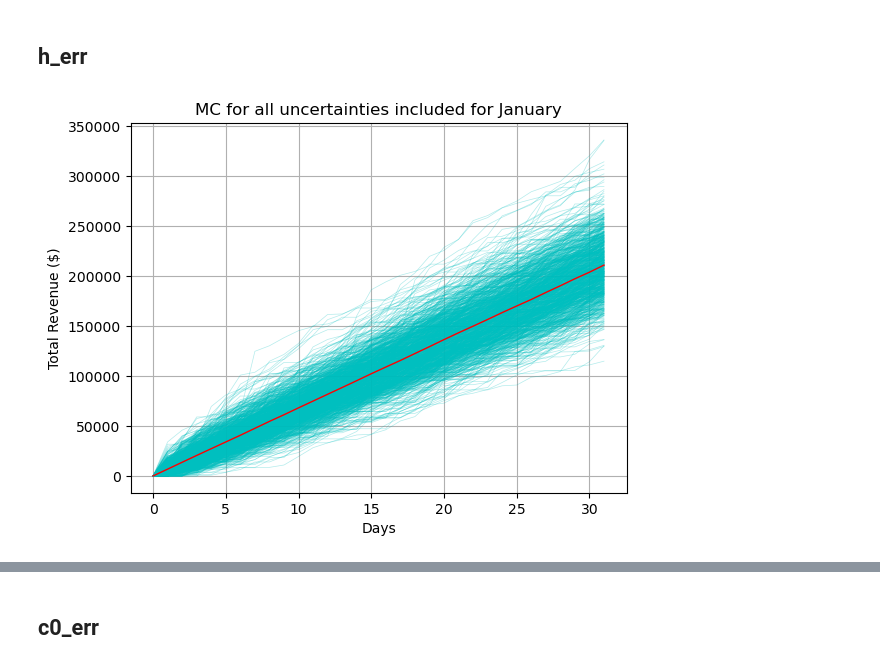
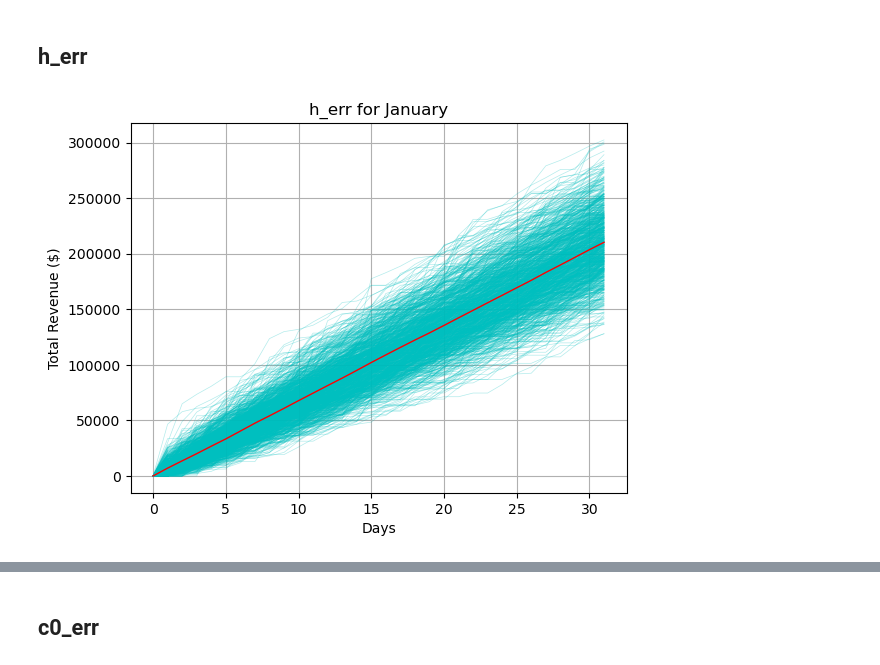
Before and after one commit to eric-y33/Math360-MAGC2, a Jupyter notebook: Phil.ipynb, the cells around one changed output, grey strips where cells are left out. Cells and saved outputs as stored; diff of their text form; code cells hidden in the pictures.

```diff
--- a/Phil.ipynb
+++ b/Phil.ipynb
@@ -1028,0 +1225,37 @@ plt.show()
+# %%
+N = 1000
+month = 6
+days = np.linspace(0, 31, 32)
+net_rev_mc = []
+
+for i in range(N):
+    total = 0
+    net_rev = [0]
+    for day in days[1:]:
+        day = int(day)
+        a = ac
+        b = bc
+        c = cc
+        t0 = tm
+        p0 = pm + np.random.normal(loc=0.0, scale=p0_err, size=1)
+        h0 = hm
+        c0 = cm
+
+        T_hat = listOfMonthPDFs[month].month_pdf_T.resample(1).item()
+        P_hat = listOfMonthPDFs[month].month_pdf_P.resample(1).item()
+        H_hat = listOfMonthPDFs[month].month_pdf_H.resample(1).item()
+
+        sampleDay = c0+a*(T_hat-t0)**2-b*(P_hat-p0)-c*(H_hat-h0)**2
+        sampleDay = 15*sampleDay.item()
+        total += max(sampleDay,0)
+        net_rev.append(total)
+
+    net_rev_mc.append(net_rev)
+    plt.plot(days,net_rev,'-c',alpha=0.3,linewidth=0.5)
+
+net_rev_mc_ave = np.array(net_rev_mc)
+plt.plot(days,net_rev_mc_ave.mean(axis=0),'r',linewidth=1,label='Average')
+plt.title('p_err included for July')
+plt.xlabel('Days'), plt.ylabel('Total Revenue ($)')
+plt.grid(True)
+plt.show()
@@ -1038,32 +1273,32 @@ for i in range(N):
     total = 0
     net_rev = [0]
     for day in days[1:]:
         day = int(day)
         a = ac
         b = bc
         c = cc
         t0 = tm
         p0 = pm
         h0 = hm + np.random.normal(loc=0.0, scale=h0_err, size=1)
         c0 = cm
 
         T_hat = listOfMonthPDFs[month].month_pdf_T.resample(1).item()
         P_hat = listOfMonthPDFs[month].month_pdf_P.resample(1).item()
         H_hat = listOfMonthPDFs[month].month_pdf_H.resample(1).item()
 
         sampleDay = c0+a*(T_hat-t0)**2-b*(P_hat-p0)-c*(H_hat-h0)**2
         sampleDay = 15*sampleDay.item()
         total += max(sampleDay,0)
         net_rev.append(total)
 
     net_rev_mc.append(net_rev)
     plt.plot(days,net_rev,'-c',alpha=0.3,linewidth=0.5)
 
 net_rev_mc_ave = np.array(net_rev_mc)
 plt.plot(days,net_rev_mc_ave.mean(axis=0),'r',linewidth=1,label='Average')
-plt.title('MC for all uncertainties included for January')
+plt.title('h_err for January')
 plt.xlabel('Days'), plt.ylabel('Total Revenue ($)')
 plt.grid(True)
 plt.show()
 # %% [output]
-[figure, old version]
+[figure, new version]
```
Also changed, not shown: parts of 29 cells of this notebook.
